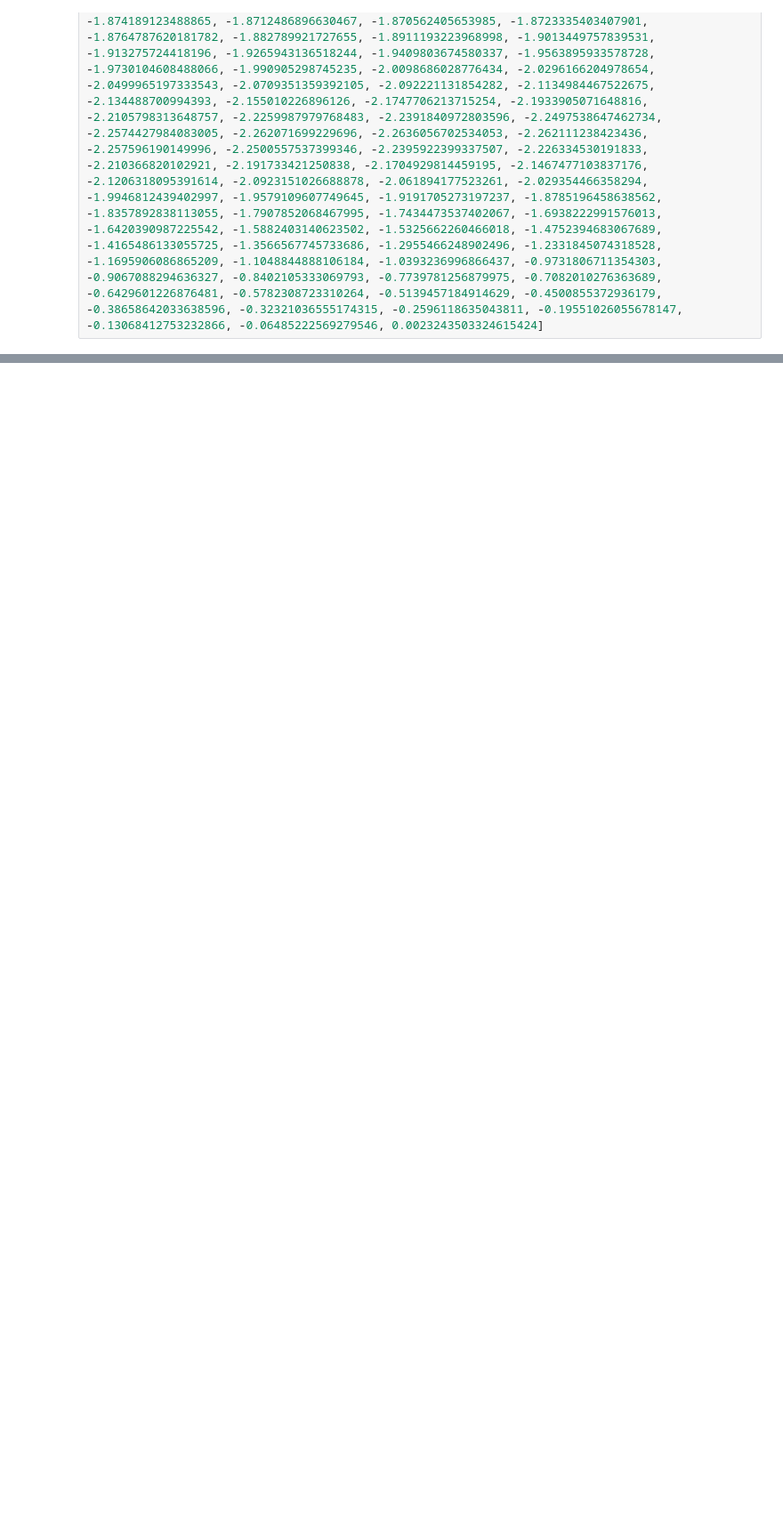
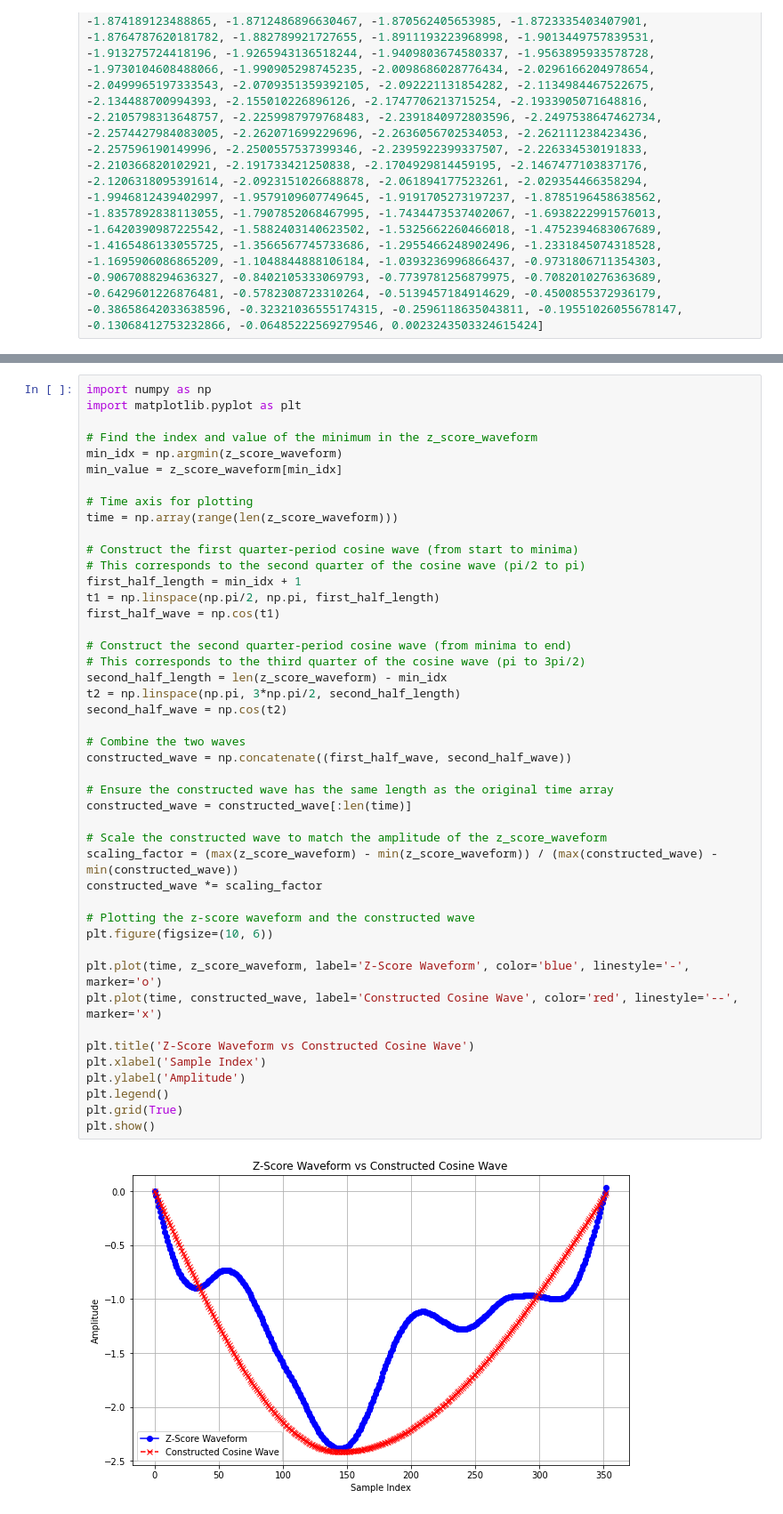
Before and after one commit to bushlab-ucl/DirectNeuralBiasing, a Jupyter notebook: src/pythonlib/fitting_cosines.ipynb, the cells around one changed output, grey strips where cells are left out. Shown at 89% size. Drawn from its saved outputs; the diff is of its cells as text; blank space fills up the shorter version.

```diff
--- a/src/pythonlib/fitting_cosines.ipynb
+++ b/src/pythonlib/fitting_cosines.ipynb
@@ -238,0 +367,47 @@ plt.show()
+# %%
+import numpy as np
+import matplotlib.pyplot as plt
+
+# Find the index and value of the minimum in the z_score_waveform
+min_idx = np.argmin(z_score_waveform)
+min_value = z_score_waveform[min_idx]
+
+# Time axis for plotting
+time = np.array(range(len(z_score_waveform)))
+
+# Construct the first quarter-period cosine wave (from start to minima)
+# This corresponds to the second quarter of the cosine wave (pi/2 to pi)
+first_half_length = min_idx + 1
+t1 = np.linspace(np.pi/2, np.pi, first_half_length)
+first_half_wave = np.cos(t1)
+
+# Construct the second quarter-period cosine wave (from minima to end)
+# This corresponds to the third quarter of the cosine wave (pi to 3pi/2)
+second_half_length = len(z_score_waveform) - min_idx
+t2 = np.linspace(np.pi, 3*np.pi/2, second_half_length)
+second_half_wave = np.cos(t2)
+
+# Combine the two waves
+constructed_wave = np.concatenate((first_half_wave, second_half_wave))
+
+# Ensure the constructed wave has the same length as the original time array
+constructed_wave = constructed_wave[:len(time)]
+
+# Scale the constructed wave to match the amplitude of the z_score_waveform
+scaling_factor = (max(z_score_waveform) - min(z_score_waveform)) / (max(constructed_wave) - min(constructed_wave))
+constructed_wave *= scaling_factor
+
+# Plotting the z-score waveform and the constructed wave
+plt.figure(figsize=(10, 6))
+
+plt.plot(time, z_score_waveform, label='Z-Score Waveform', color='blue', linestyle='-', marker='o')
+plt.plot(time, constructed_wave, label='Constructed Cosine Wave', color='red', linestyle='--', marker='x')
+
+plt.title('Z-Score Waveform vs Constructed Cosine Wave')
+plt.xlabel('Sample Index')
+plt.ylabel('Amplitude')
+plt.legend()
+plt.grid(True)
+plt.show()
+# %% [output]
+[figure, added]
```
Also changed, not shown: parts of 7 cells of this notebook, 2 other files.
